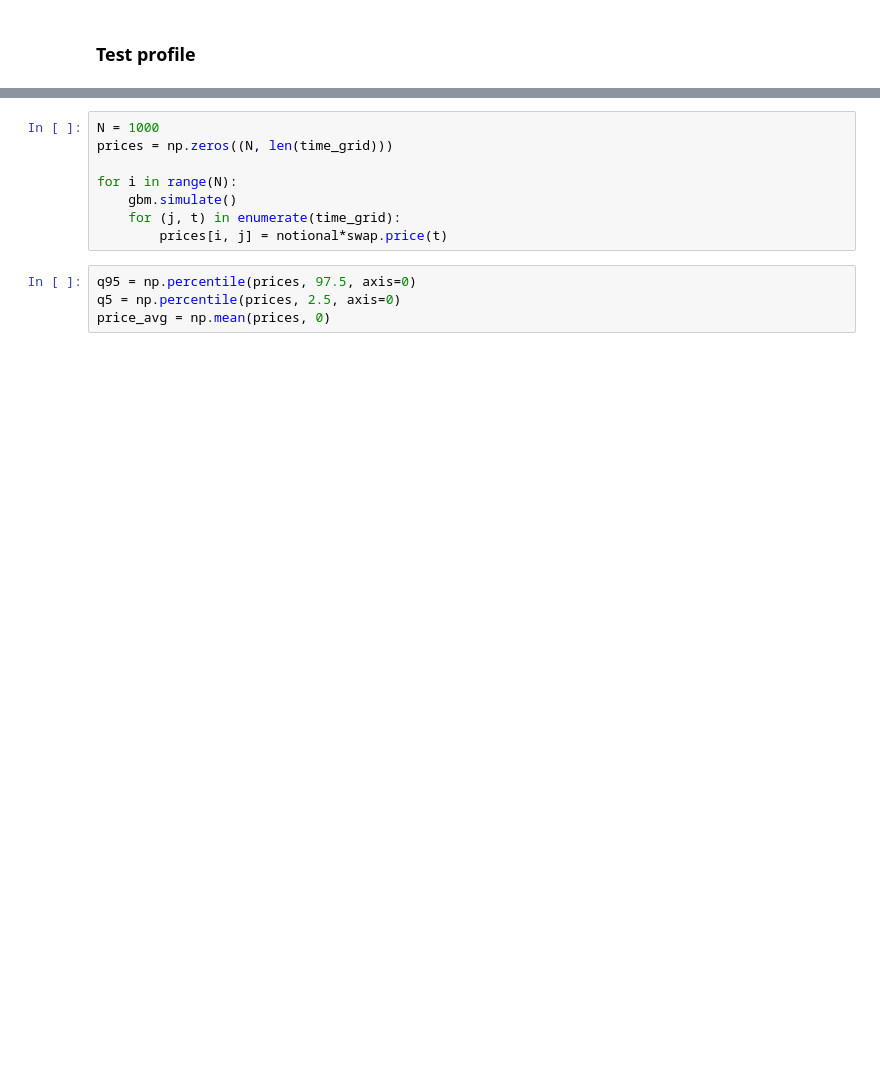
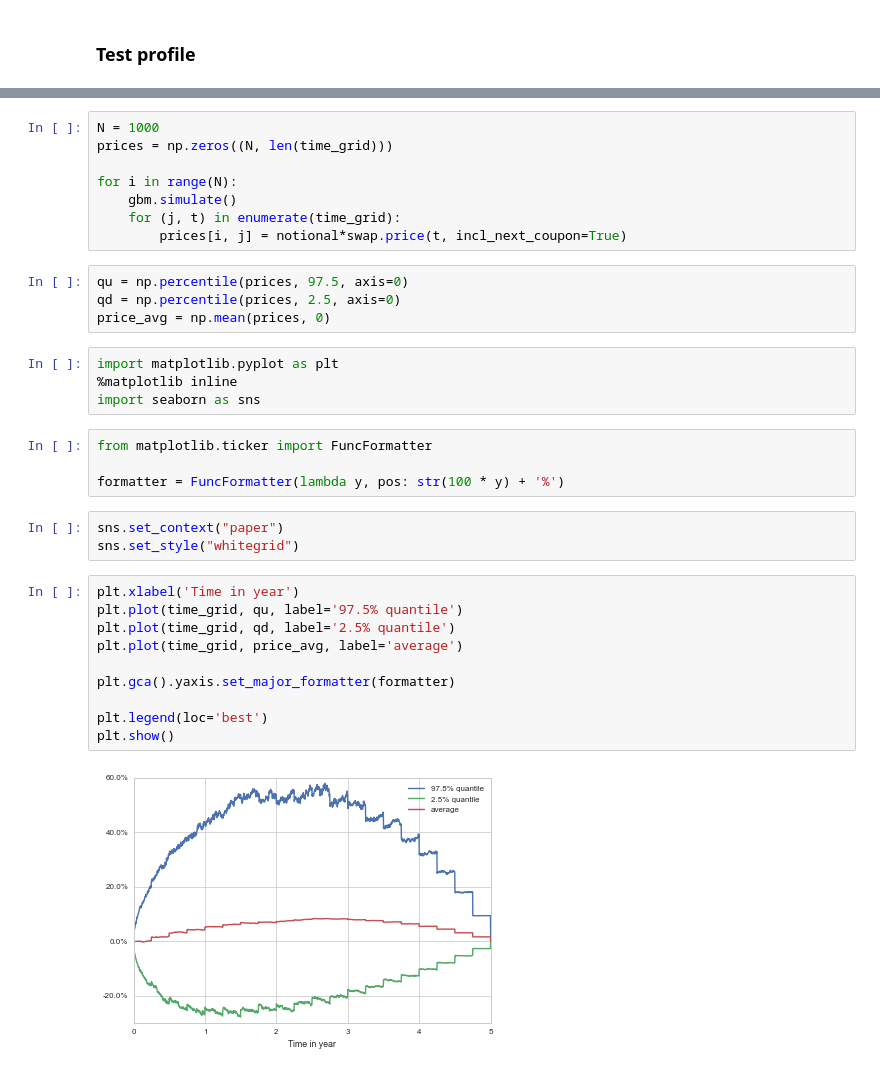
Before and after one commit to yarmenti/CCVA, a Jupyter notebook: runs/IRS swap plot.ipynb, the cells around one changed output, grey strips where cells are left out. Drawn from its saved outputs; the diff is of its cells as text; blank space fills up the shorter version.

```diff
--- a/runs/IRS swap plot.ipynb
+++ b/runs/IRS swap plot.ipynb
@@ -63,9 +67,32 @@ prices = np.zeros((N, len(time_grid)))
 for i in range(N):
     gbm.simulate()
     for (j, t) in enumerate(time_grid):
-        prices[i, j] = notional*swap.price(t)
+        prices[i, j] = notional*swap.price(t, incl_next_coupon=True)
 # %%
-q95 = np.percentile(prices, 97.5, axis=0)
-q5 = np.percentile(prices, 2.5, axis=0)
+qu = np.percentile(prices, 97.5, axis=0)
+qd = np.percentile(prices, 2.5, axis=0)
 price_avg = np.mean(prices, 0)
+# %%
+import matplotlib.pyplot as plt
+%matplotlib inline
+import seaborn as sns
+# %%
+from matplotlib.ticker import FuncFormatter
+
+formatter = FuncFormatter(lambda y, pos: str(100 * y) + '%')
+# %%
+sns.set_context("paper")
+sns.set_style("whitegrid")
+# %%
+plt.xlabel('Time in year')
+plt.plot(time_grid, qu, label='97.5% quantile')
+plt.plot(time_grid, qd, label='2.5% quantile')
+plt.plot(time_grid, price_avg, label='average')
+
+plt.gca().yaxis.set_major_formatter(formatter)
+
+plt.legend(loc='best')
+plt.show()
+# %% [output]
+[figure, added]
 # %%
```
Also changed, not shown: parts of 3 cells of this notebook, 51 other files.
